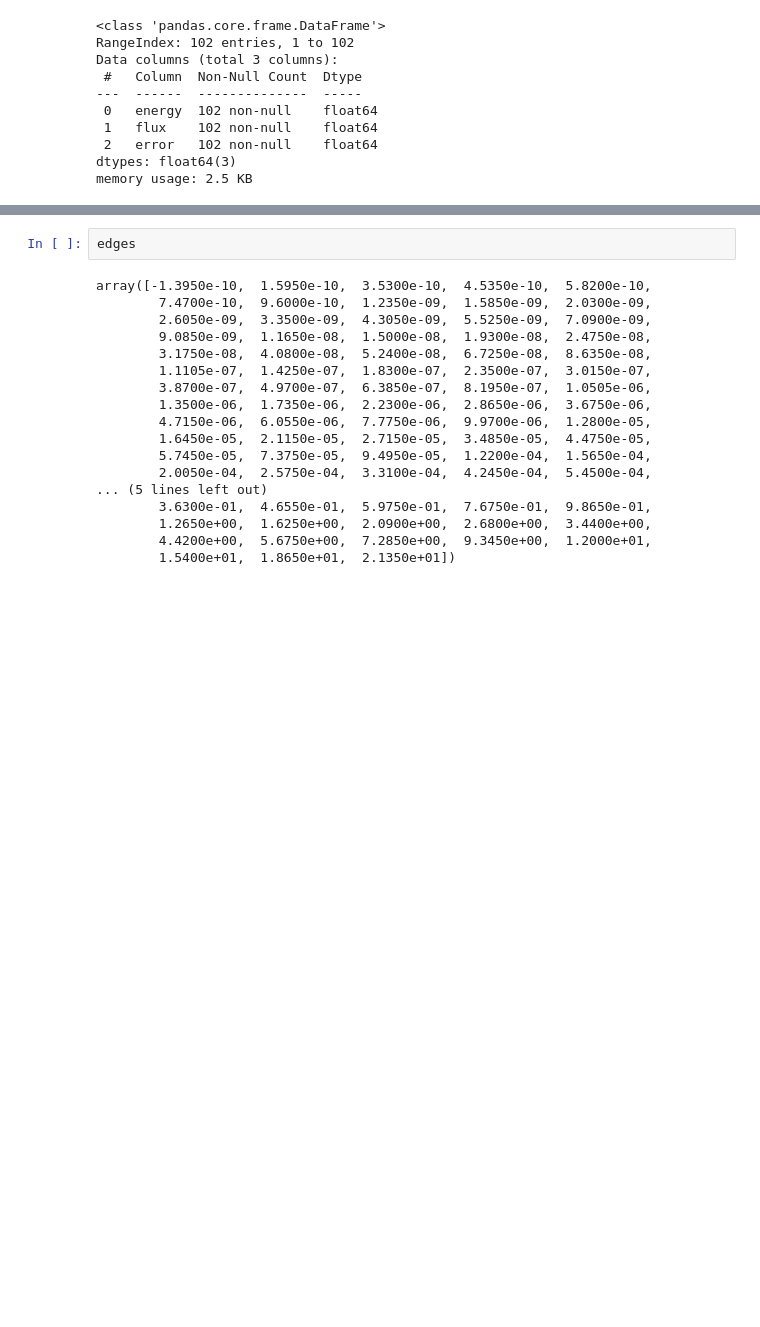
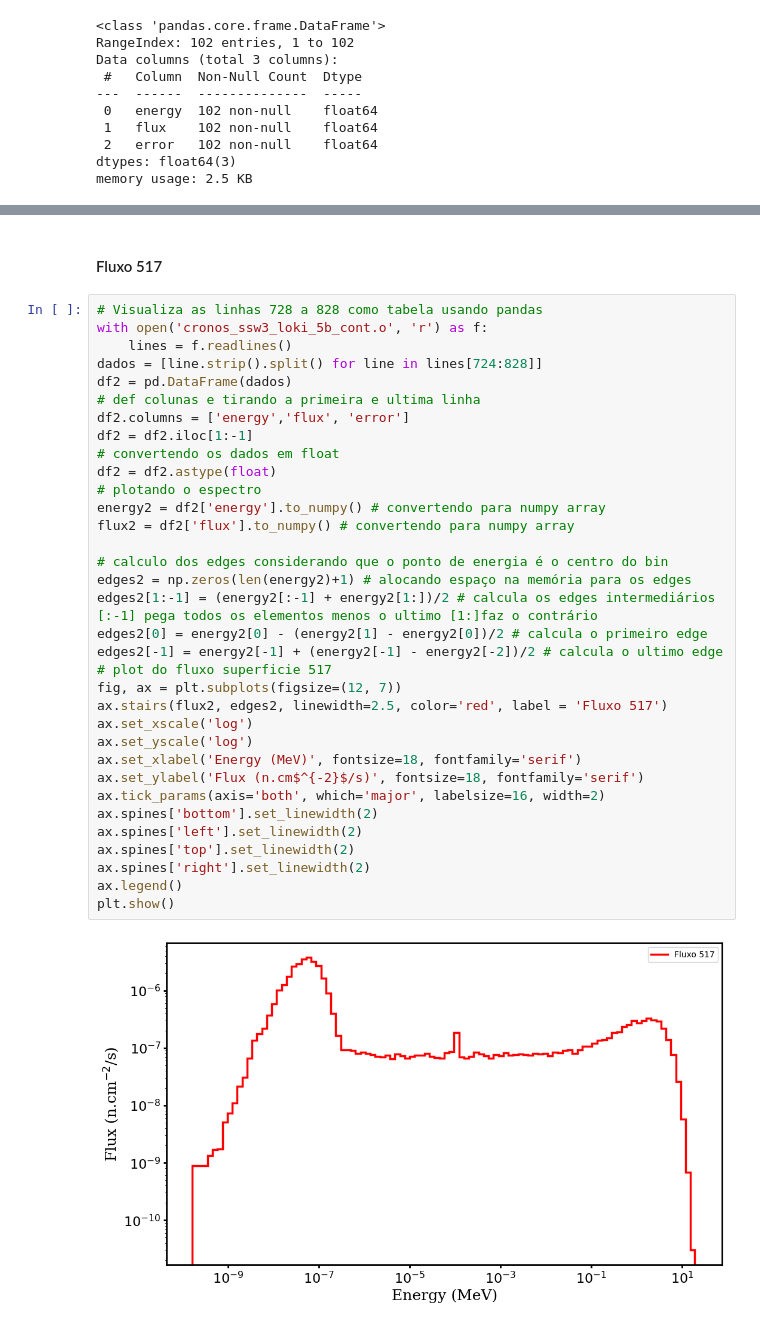
Before and after one commit to Carlos-G-Santos/bh14, a Jupyter notebook: flux.ipynb, the cells around one changed output, grey strips where cells are left out. Cells and saved outputs as stored; diff of their text form; blank space fills up the shorter version.

```diff
--- a/flux.ipynb
+++ b/flux.ipynb
@@ -97,20 +107,38 @@ plt.show()
-# %%
-edges
-# %% [output]
-array([-1.3950e-10,  1.5950e-10,  3.5300e-10,  4.5350e-10,  5.8200e-10,
-        7.4700e-10,  9.6000e-10,  1.2350e-09,  1.5850e-09,  2.0300e-09,
-        2.6050e-09,  3.3500e-09,  4.3050e-09,  5.5250e-09,  7.0900e-09,
-        9.0850e-09,  1.1650e-08,  1.5000e-08,  1.9300e-08,  2.4750e-08,
-        3.1750e-08,  4.0800e-08,  5.2400e-08,  6.7250e-08,  8.6350e-08,
-        1.1105e-07,  1.4250e-07,  1.8300e-07,  2.3500e-07,  3.0150e-07,
-        3.8700e-07,  4.9700e-07,  6.3850e-07,  8.1950e-07,  1.0505e-06,
-        1.3500e-06,  1.7350e-06,  2.2300e-06,  2.8650e-06,  3.6750e-06,
-        4.7150e-06,  6.0550e-06,  7.7750e-06,  9.9700e-06,  1.2800e-05,
-        1.6450e-05,  2.1150e-05,  2.7150e-05,  3.4850e-05,  4.4750e-05,
-        5.7450e-05,  7.3750e-05,  9.4950e-05,  1.2200e-04,  1.5650e-04,
-        2.0050e-04,  2.5750e-04,  3.3100e-04,  4.2450e-04,  5.4500e-04,
-... (5 lines left out)
-        3.6300e-01,  4.6550e-01,  5.9750e-01,  7.6750e-01,  9.8650e-01,
-        1.2650e+00,  1.6250e+00,  2.0900e+00,  2.6800e+00,  3.4400e+00,
-        4.4200e+00,  5.6750e+00,  7.2850e+00,  9.3450e+00,  1.2000e+01,
-        1.5400e+01,  1.8650e+01,  2.1350e+01])
+# %% [markdown]
+#### Fluxo 517
+# %%
+# Visualiza as linhas 728 a 828 como tabela usando pandas
+with open('cronos_ssw3_loki_5b_cont.o', 'r') as f:
+    lines = f.readlines()
+dados = [line.strip().split() for line in lines[724:828]]
+df2 = pd.DataFrame(dados)
+# def colunas e tirando a primeira e ultima linha
+df2.columns = ['energy','flux', 'error']
+df2 = df2.iloc[1:-1]
+# convertendo os dados em float
+df2 = df2.astype(float)
+# plotando o espectro
+energy2 = df2['energy'].to_numpy() # convertendo para numpy array
+flux2 = df2['flux'].to_numpy() # convertendo para numpy array
+
+# calculo dos edges considerando que o ponto de energia é o centro do bin
+edges2 = np.zeros(len(energy2)+1) # alocando espaço na memória para os edges
+edges2[1:-1] = (energy2[:-1] + energy2[1:])/2 # calcula os edges intermediários [:-1] pega todos os elementos menos o ultimo [1:]faz o contrário
+edges2[0] = energy2[0] - (energy2[1] - energy2[0])/2 # calcula o primeiro edge
+edges2[-1] = energy2[-1] + (energy2[-1] - energy2[-2])/2 # calcula o ultimo edge
+# plot do fluxo superficie 517
+fig, ax = plt.subplots(figsize=(12, 7))
+ax.stairs(flux2, edges2, linewidth=2.5, color='red', label = 'Fluxo 517')
+ax.set_xscale('log')
+ax.set_yscale('log')
+ax.set_xlabel('Energy (MeV)', fontsize=18, fontfamily='serif')
+ax.set_ylabel('Flux (n.cm$^{-2}$/s)', fontsize=18, fontfamily='serif')
+ax.tick_params(axis='both', which='major', labelsize=16, width=2)
+ax.spines['bottom'].set_linewidth(2)
+ax.spines['left'].set_linewidth(2)
+ax.spines['top'].set_linewidth(2)
+ax.spines['right'].set_linewidth(2)
+ax.legend()
+plt.show()
+# %% [output]
+[figure, added]
```
Also changed, not shown: parts of 9 cells of this notebook.
